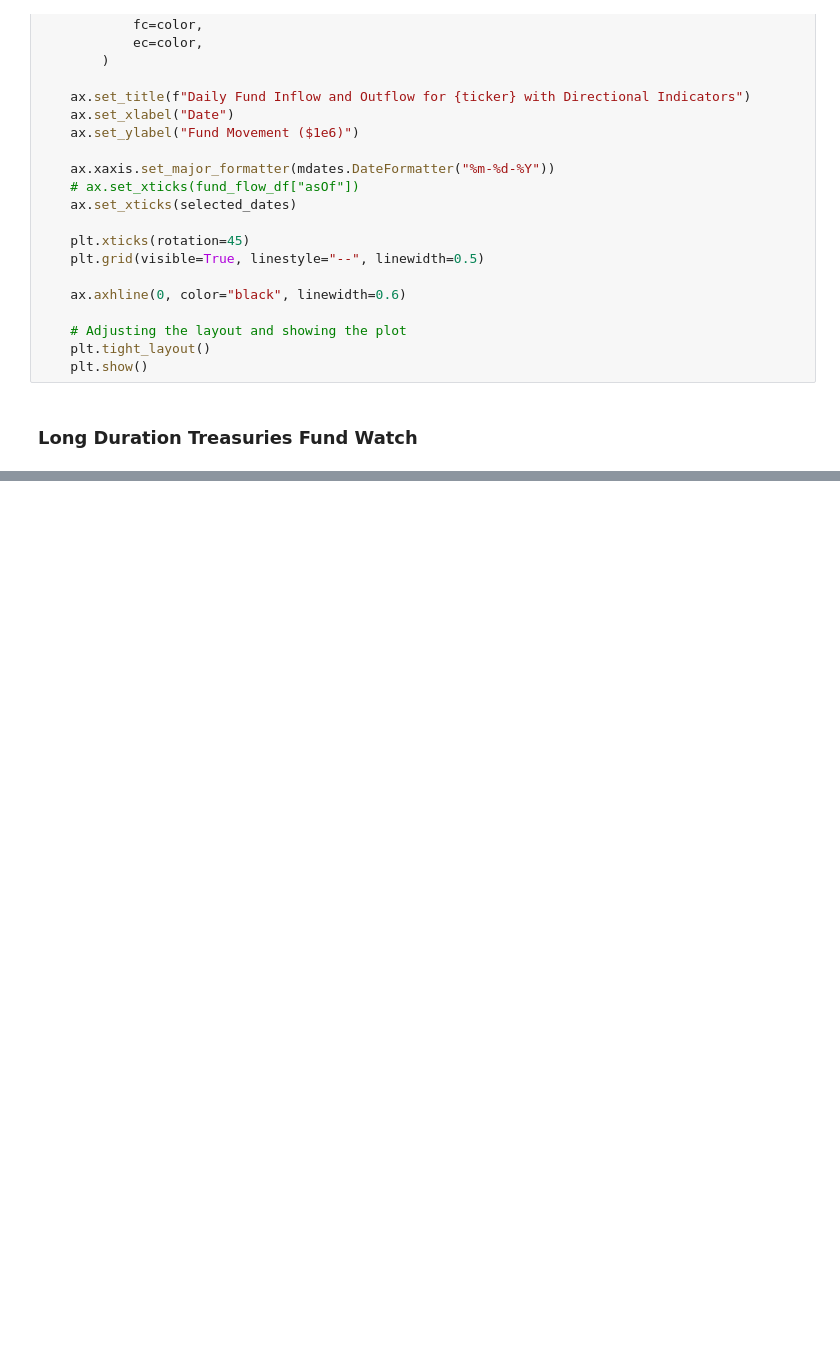
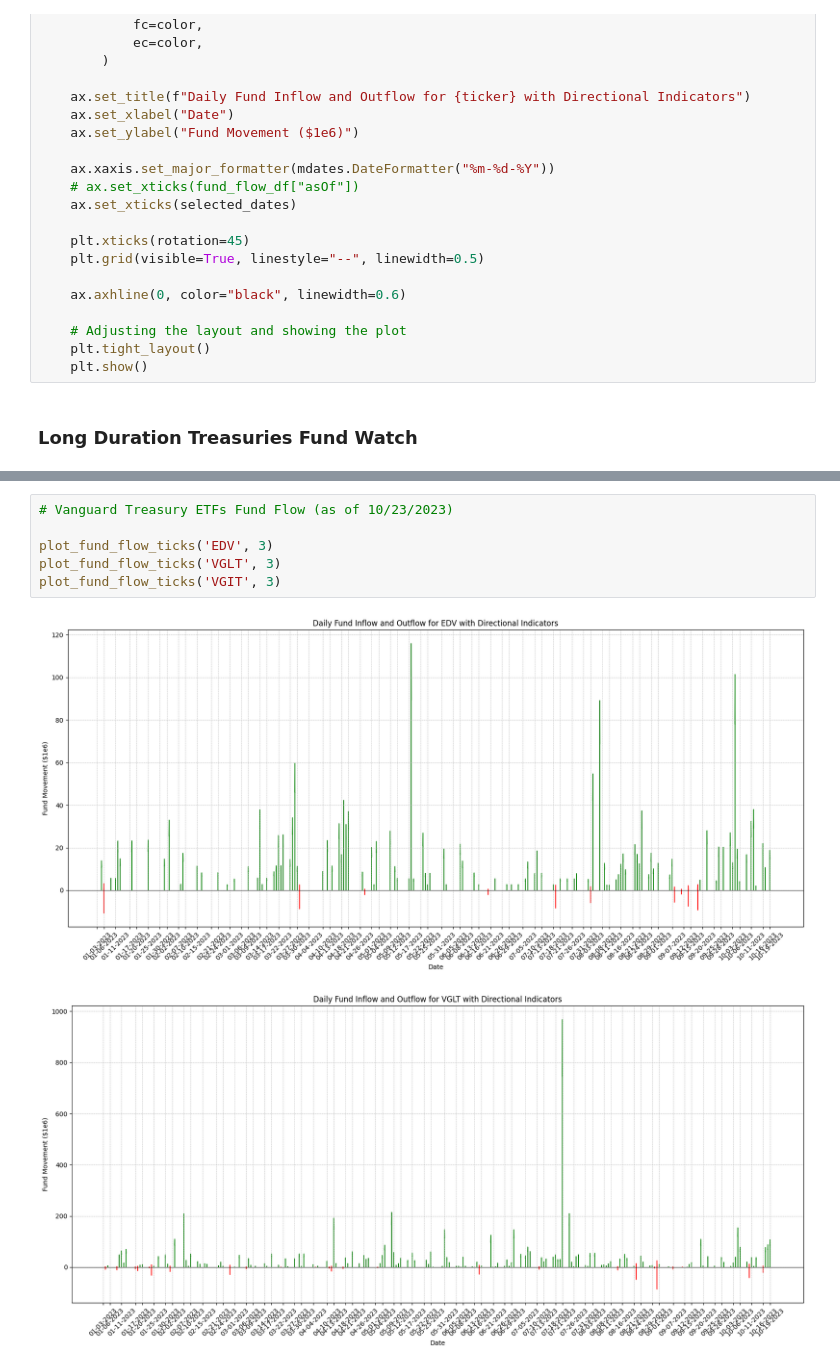
Before and after one commit to cleeclee123/ETF_Fund_Flows, a Jupyter notebook: main.ipynb, the cells around one changed output, grey strips where cells are left out. Saved outputs shown, nothing was run; the diff lists cells and outputs as text; blank space fills up the shorter version.

```diff
--- a/main.ipynb
+++ b/main.ipynb
@@ -93 +93,10 @@ plot_fund_flow_ticks('TLTW', 3)
 [figure]
+# %%
+# Vanguard Treasury ETFs Fund Flow (as of 10/23/2023)
+
+plot_fund_flow_ticks('EDV', 3)
+plot_fund_flow_ticks('VGLT', 3)
+plot_fund_flow_ticks('VGIT', 3)
+# %% [output]
+[figure, added]
+[figure, added]
```
Also changed, not shown: parts of 6 cells of this notebook, 32 other files.
